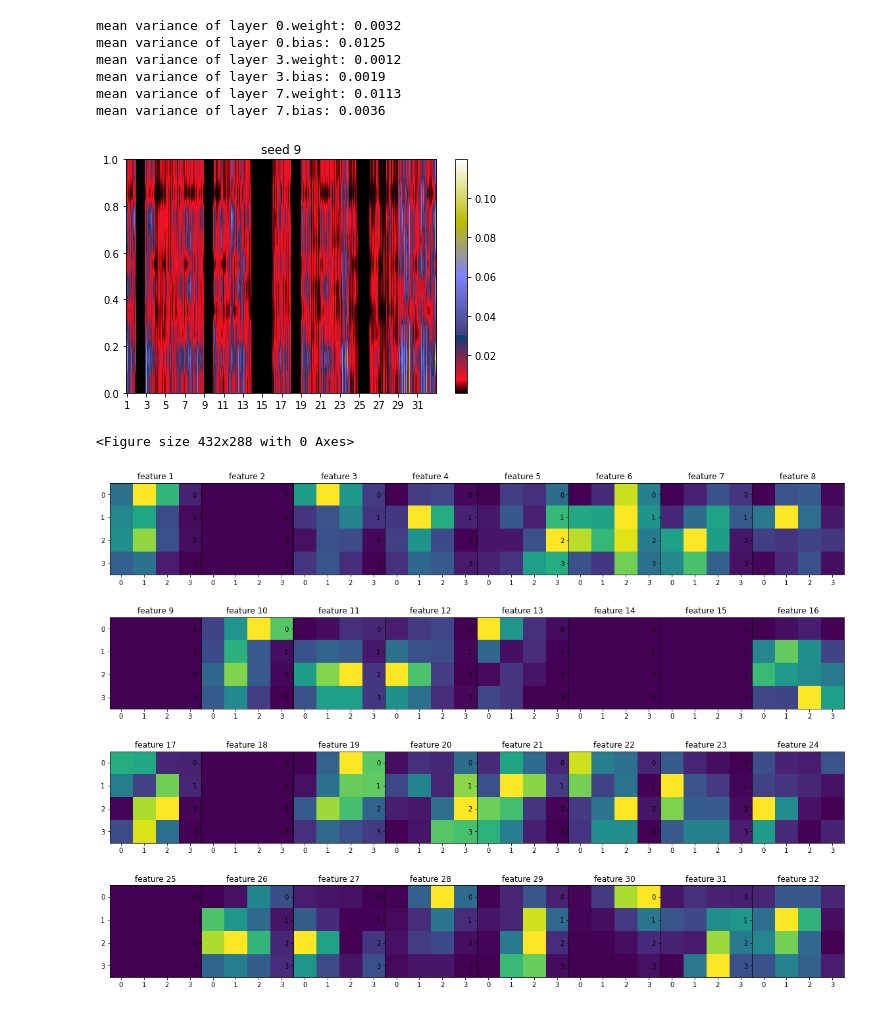
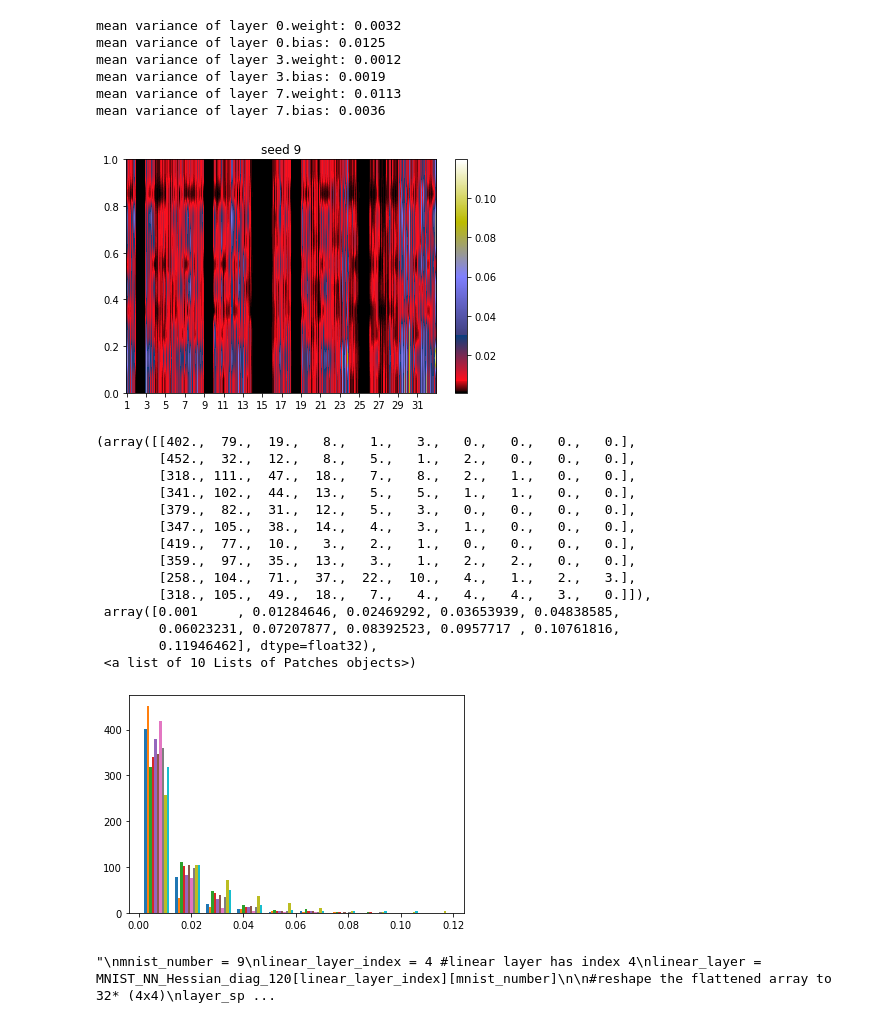
Before and after one commit to moreezee/BcThesisMK, a Jupyter notebook: Moritz_folder/different_seeds/precisionmeans_seed=9.ipynb, the cells around one changed output. Saved outputs shown, nothing was run; the diff lists cells and outputs as text; code cells hidden in the pictures.

```diff
--- a/Moritz_folder/different_seeds/precisionmeans_seed=9.ipynb
+++ b/Moritz_folder/different_seeds/precisionmeans_seed=9.ipynb
@@ -347,17 +347,34 @@ mean variance of layer 7.bias: 0.0036
 # %%
 plt.imshow(MNIST_NN_Hessian_diag_1000[4], cmap='gist_stern',extent=[0,512,0,1],  aspect='auto')
 ax = plt.gca()
 ax.set_xticks(np.arange(1, 512, 32));
 ax.set_xticklabels(np.arange(1, 32, 2));
 ax.set_title('seed {}'.format(s))
 plt.colorbar()
 plt.tight_layout()
 plt.show()
 plt.savefig('linear_seed1000={}'.format(s))
+
+plt.hist(MNIST_NN_Hessian_diag_1000[4])
 # %% [output]
 [figure]
-<Figure size 432x288 with 0 Axes>
+(array([[402.,  79.,  19.,   8.,   1.,   3.,   0.,   0.,   0.,   0.],
+        [452.,  32.,  12.,   8.,   5.,   1.,   2.,   0.,   0.,   0.],
+        [318., 111.,  47.,  18.,   7.,   8.,   2.,   1.,   0.,   0.],
+        [341., 102.,  44.,  13.,   5.,   5.,   1.,   1.,   0.,   0.],
+        [379.,  82.,  31.,  12.,   5.,   3.,   0.,   0.,   0.,   0.],
+        [347., 105.,  38.,  14.,   4.,   3.,   1.,   0.,   0.,   0.],
+        [419.,  77.,  10.,   3.,   2.,   1.,   0.,   0.,   0.,   0.],
+        [359.,  97.,  35.,  13.,   3.,   1.,   2.,   2.,   0.,   0.],
+        [258., 104.,  71.,  37.,  22.,  10.,   4.,   1.,   2.,   3.],
+        [318., 105.,  49.,  18.,   7.,   4.,   4.,   4.,   3.,   0.]]),
+ array([0.001     , 0.01284646, 0.02469292, 0.03653939, 0.04838585,
+        0.06023231, 0.07207877, 0.08392523, 0.0957717 , 0.10761816,
+        0.11946462], dtype=float32),
+ <a list of 10 Lists of Patches objects>)
+[figure, added]
 # %%
+"""
 mnist_number = 9
 linear_layer_index = 4 #linear layer has index 4
 linear_layer = MNIST_NN_Hessian_diag_120[linear_layer_index][mnist_number]
@@ -377,5 +394,6 @@ for i in range(len(layer_split)):
     layer_split[i] = np.reshape(layer_split[i], (4, -1))
     axs[i].imshow(layer_split[i])
     axs[i].set_title('feature '+str(i+1))
+"""
 # %% [output]
-[figure, removed]
+"\nmnist_number = 9\nlinear_layer_index = 4 #linear layer has index 4\nlinear_layer = MNIST_NN_Hessian_diag_120[linear_layer_index][mnist_number]\n\n#reshape the flattened array to 32* (4x4)\nlayer_sp ...
```
Also changed, not shown: parts of 3 cells of this notebook, 16 other files.
